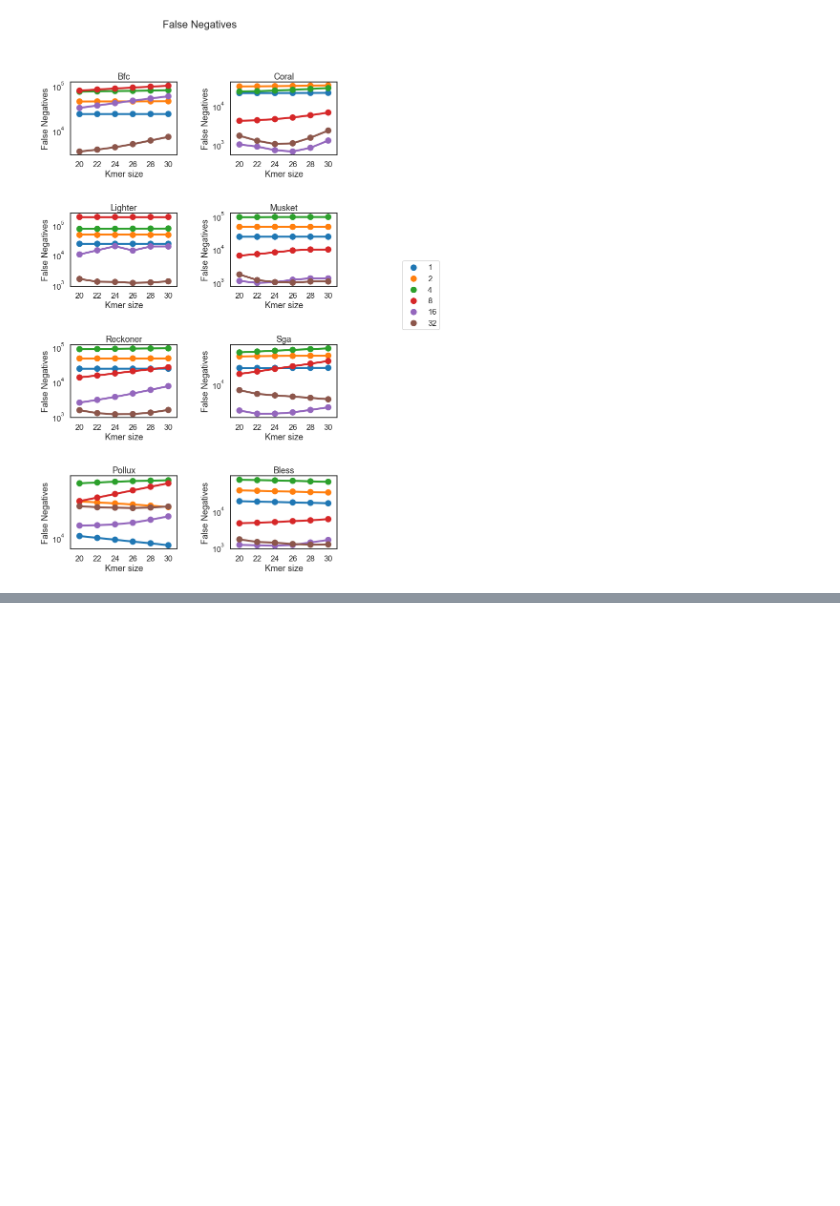
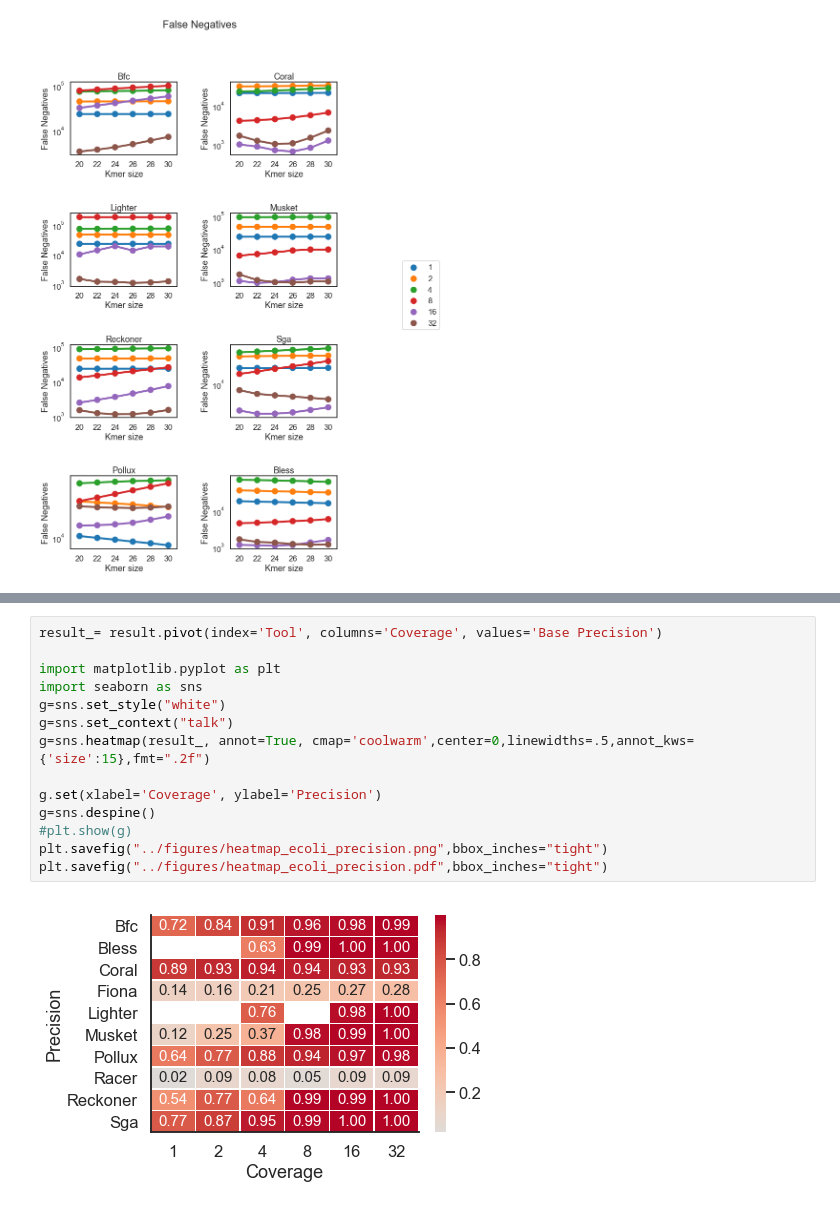
Before and after one commit to Mangul-Lab-USC/benchmarking_error_correction, a Jupyter notebook: notebooks/Ecoli.ipynb, the cells around one changed output, grey strips where cells are left out. Cells and saved outputs as stored; diff of their text form; blank space fills up the shorter version.

```diff
--- a/notebooks/Ecoli.ipynb
+++ b/notebooks/Ecoli.ipynb
@@ -155,0 +172,16 @@ for ax in axes.flatten():
+# %%
+result_= result.pivot(index='Tool', columns='Coverage', values='Base Precision')
+
+import matplotlib.pyplot as plt
+import seaborn as sns
+g=sns.set_style("white")
+g=sns.set_context("talk")
+g=sns.heatmap(result_, annot=True, cmap='coolwarm',center=0,linewidths=.5,annot_kws={'size':15},fmt=".2f")
+
+g.set(xlabel='Coverage', ylabel='Precision')
+g=sns.despine()
+#plt.show(g)
+plt.savefig("../figures/heatmap_ecoli_precision.png",bbox_inches="tight")
+plt.savefig("../figures/heatmap_ecoli_precision.pdf",bbox_inches="tight")
+# %% [output]
+[figure, added]
```
Also changed, not shown: parts of 4 cells of this notebook, 6 other files.
